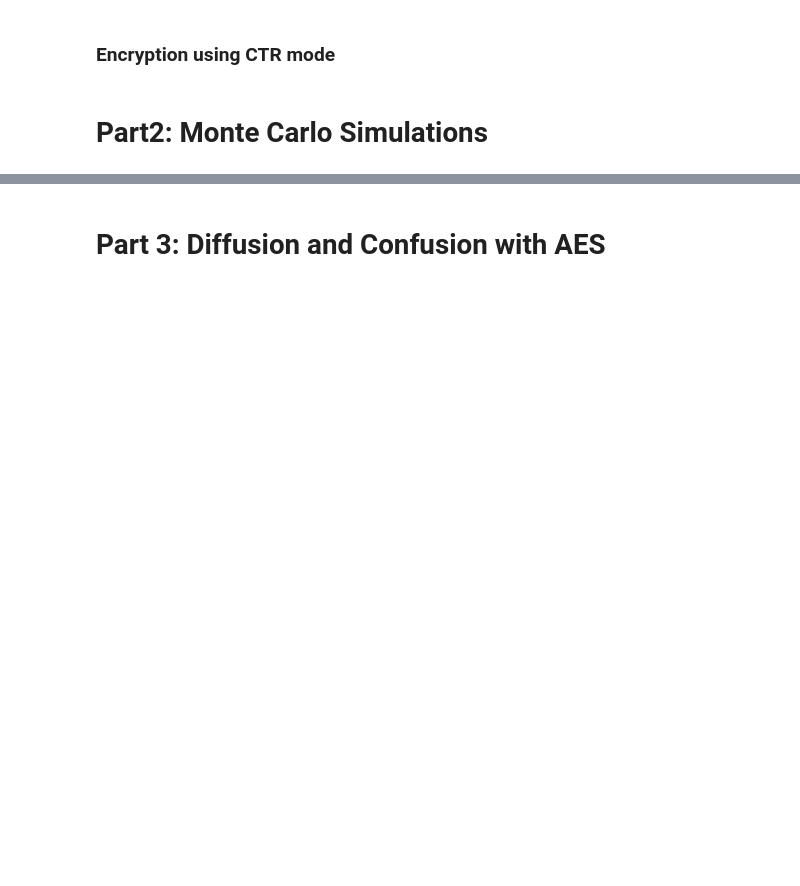
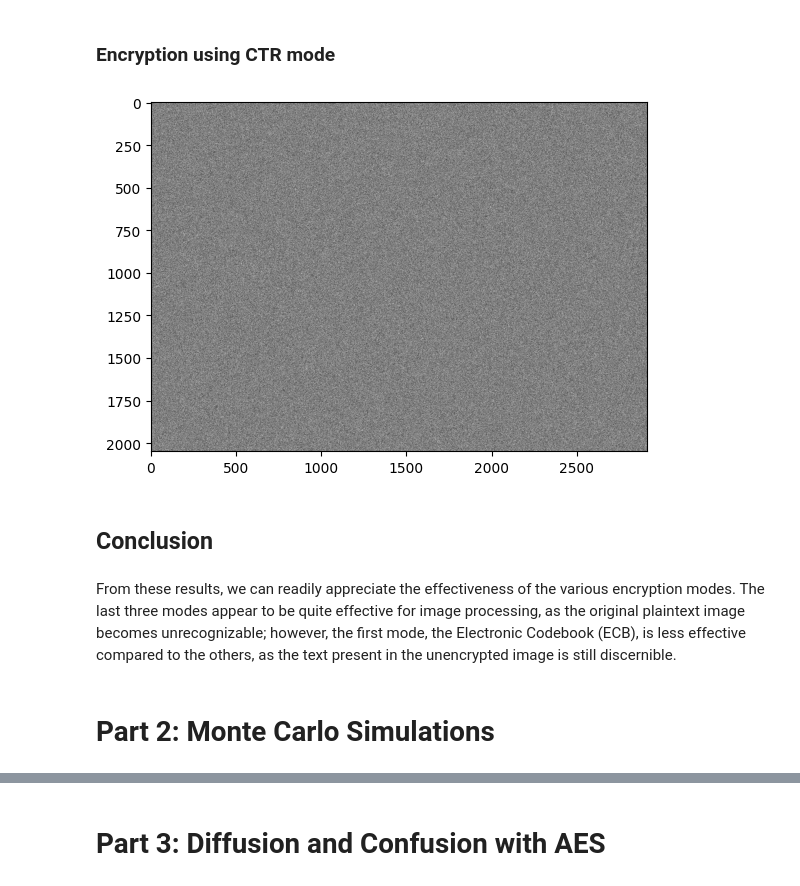
Before and after one commit to Luisbp27/unibo, a Jupyter notebook: EADS/Block Ciphers/EncryptionEagles.ipynb, the cells around one changed output, grey strips where cells are left out. Drawn from its saved outputs; the diff is of its cells as text; code cells hidden in the pictures; blank space fills up the shorter version.

```diff
--- a/EADS/Block Ciphers/EncryptionEagles.ipynb
+++ b/EADS/Block Ciphers/EncryptionEagles.ipynb
@@ -72,4 +84,15 @@ TypeError: Object type <class 'numpy.ndarray'> cannot be passed to C code
 # %% [markdown]
 ### Encryption using CTR mode
+# %%
+# CTR mode requires a nonce of 8 bytes because the block size is 16 bytes
+ctr = AES.new(key, AES.MODE_CTR, nonce=get_random_bytes(8))
+encrypted_ctr = ctr.encrypt(image_data)
+display_cipher_image(encrypted_ctr, image.shape)
+# %% [output]
+[figure, added]
+# %% [markdown]
+## Conclusion
+# %% [markdown]
+From these results, we can readily appreciate the effectiveness of the various encryption modes. The last three modes appear to be quite effective for image processing, as the original plaintext image becomes unrecognizable; however, the first mode, the Electronic Codebook (ECB), is less effective compared to the others, as the text present in the unencrypted image is still discernible.
 # %% [markdown]
-# Part2: Monte Carlo Simulations
+# Part 2: Monte Carlo Simulations
```
Also changed, not shown: parts of 17 cells of this notebook, 1 other file.
